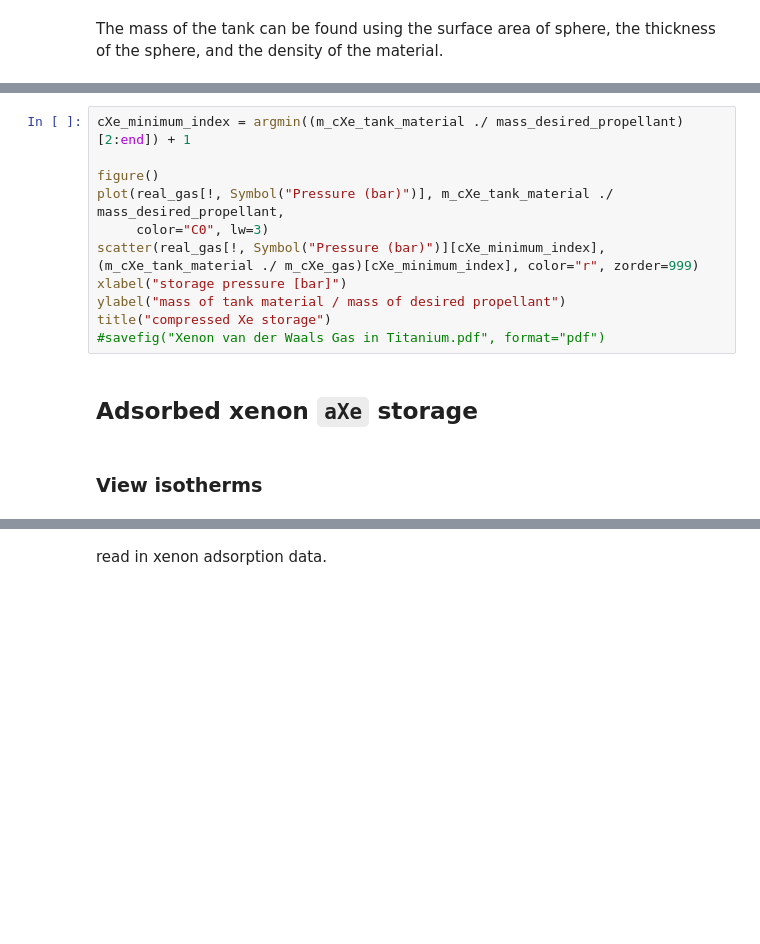
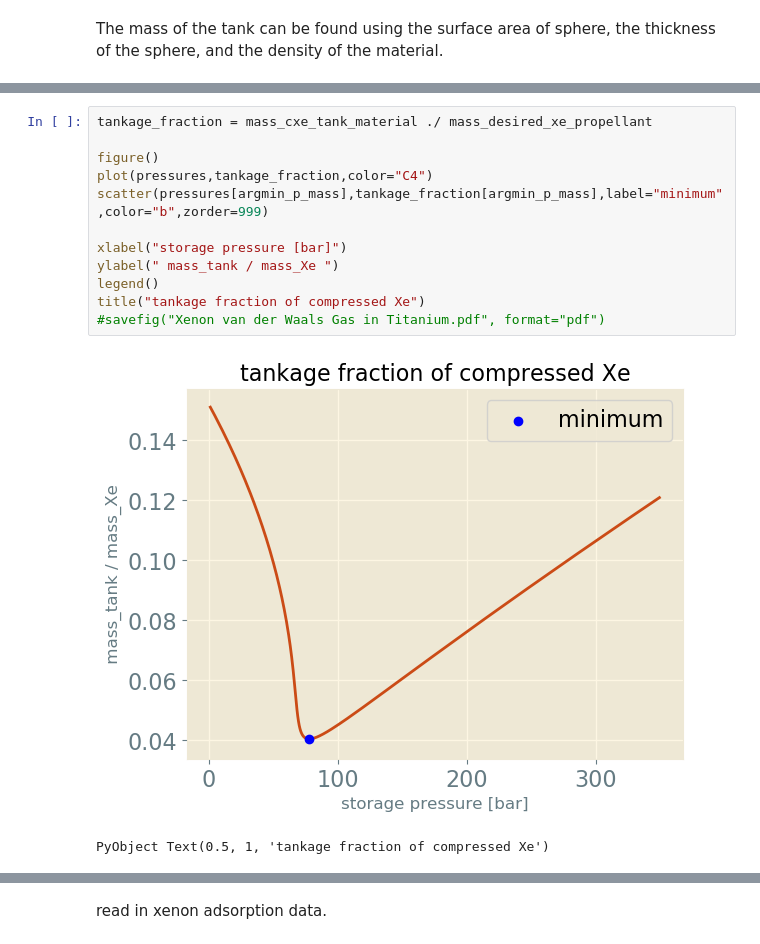
Before and after one commit to SimonEnsemble/PropellantStorage, a Jupyter notebook: Xe_Propellant_Storage.ipynb, the cells around one changed output, grey strips where cells are left out. Drawn from its saved outputs; the diff is of its cells as text; blank space fills up the shorter version.

```diff
--- a/Xe_Propellant_Storage.ipynb
+++ b/Xe_Propellant_Storage.ipynb
@@ -165,15 +166,15 @@ PyObject Text(0.5, 28.000000000000007, 'pressure [bar]')
 # %%
-cXe_minimum_index = argmin((m_cXe_tank_material ./ mass_desired_propellant)[2:end]) + 1
+tankage_fraction = mass_cxe_tank_material ./ mass_desired_xe_propellant
 
 figure()
-plot(real_gas[!, Symbol("Pressure (bar)")], m_cXe_tank_material ./ mass_desired_propellant,
-     color="C0", lw=3)
-scatter(real_gas[!, Symbol("Pressure (bar)")][cXe_minimum_index], (m_cXe_tank_material ./ m_cXe_gas)[cXe_minimum_index], color="r", zorder=999)
+plot(pressures,tankage_fraction,color="C4")
+scatter(pressures[argmin_p_mass],tankage_fraction[argmin_p_mass],label="minimum",color="b",zorder=999)
+
 xlabel("storage pressure [bar]")
-ylabel("mass of tank material / mass of desired propellant")
-title("compressed Xe storage")
+ylabel(" mass_tank / mass_Xe ")
+legend()
+title("tankage fraction of compressed Xe")
 #savefig("Xenon van der Waals Gas in Titanium.pdf", format="pdf")
+# %% [output]
+[figure, added]
+PyObject Text(0.5, 1, 'tankage fraction of compressed Xe')
-# %% [markdown]
-## Adsorbed xenon `aXe` storage
-# %% [markdown]
-### View isotherms
```
Also changed, not shown: parts of 32 cells of this notebook, 9 other files.
